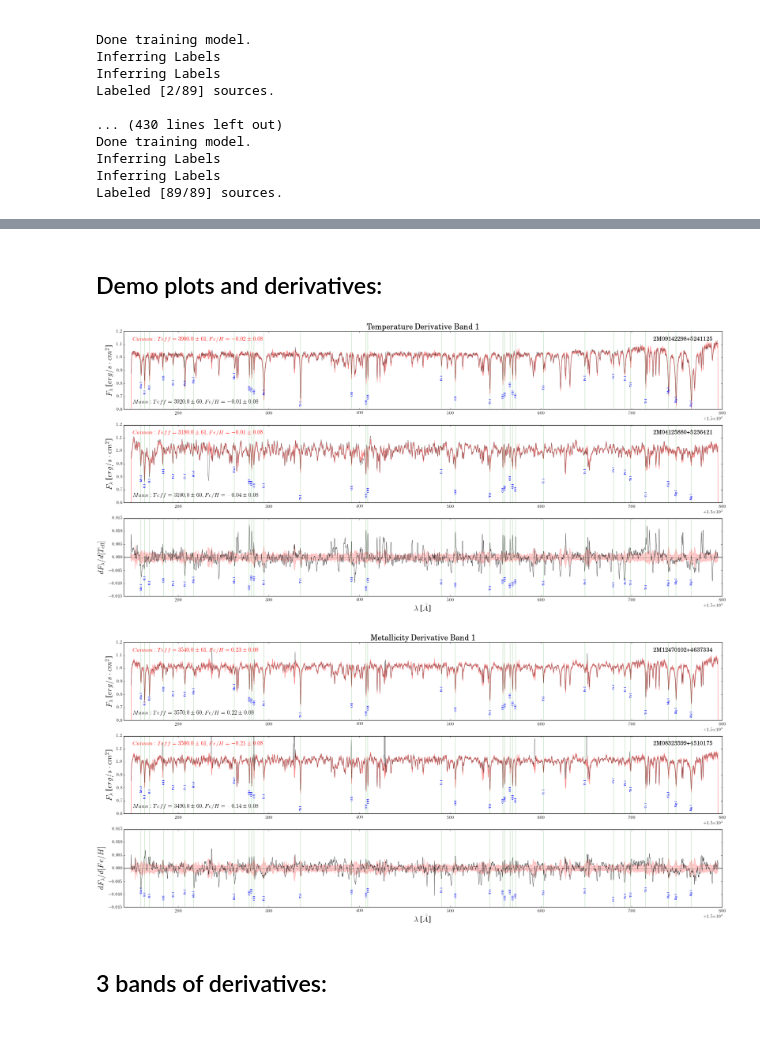
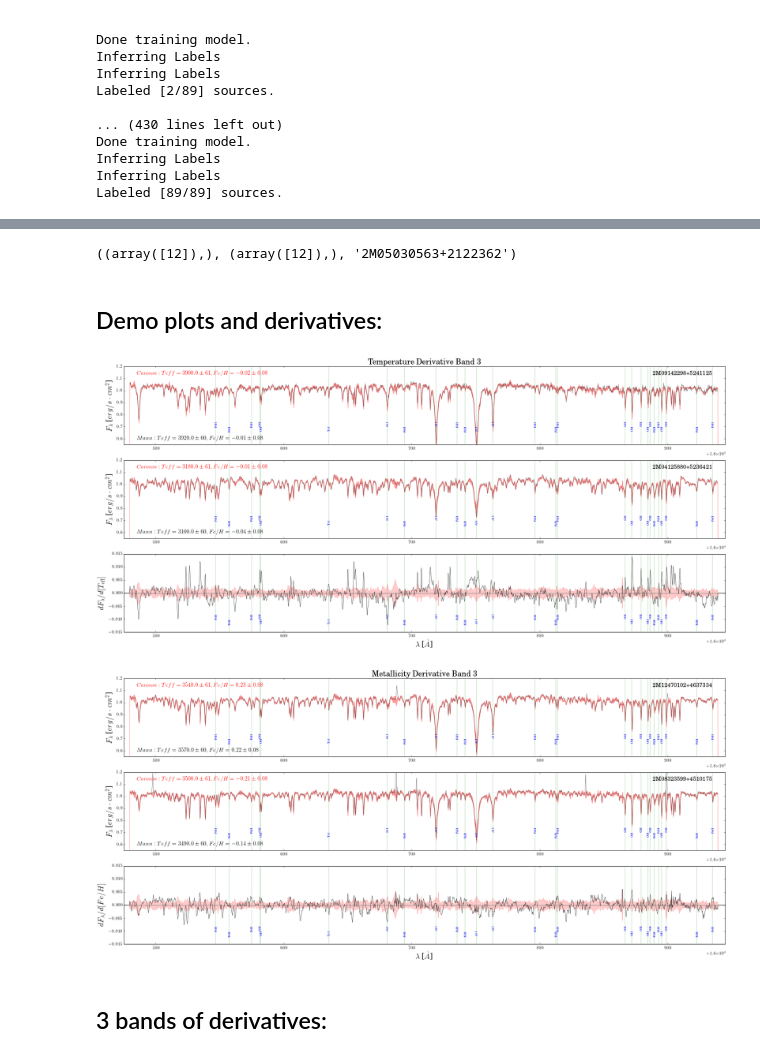
Before and after one commit to jbirky/Mdwarf_project, a Jupyter notebook: cannon_runs/mann_89/run_cannon.ipynb, the cells around one changed output, grey strips where cells are left out. Cells and saved outputs as stored; diff of their text form; code cells hidden in the pictures; blank space fills up the shorter version.

```diff
--- a/cannon_runs/mann_89/run_cannon.ipynb
+++ b/cannon_runs/mann_89/run_cannon.ipynb
@@ -237,6 +266,10 @@ plt.show()
+# %%
+np.where(chi > 6*10**5), np.where(crv_chi > 6*10**5), ds.tr_ID[12]
+# %% [output]
+((array([12]),), (array([12]),), '2M05030563+2122362')
 # %%
 N = tr_label.shape[0]
-coeff_n = np.array([np.load('cross_validation/model_coeff_'+str(i)+'.npy') for i in range(N)])
+coeff_n = np.array([np.load('cross_validation/model_coeff/model_coeff_'+str(i)+'.npy') for i in range(N)])
 coeff_full = np.load('cross_validation/model_coeff_fullset.npy')
 
 def jackknife(l,m):
@@ -255,7 +288,7 @@ jack_err_fe_h = np.array([jackknife(4,m) for m in range(npix)])
 # %% [markdown]
 ## Demo plots and derivatives:
 # %%
-i = 0 #band number
+i = 2 #band number
 tr_label_unc = [60, .08]
 te_label_unc = [61, .08]
 demo_specs = ['2M09142298+5241125', '2M04125880+5236421']
@@ -264,16 +297,17 @@ ind = [np.where(np.array(ds.tr_ID) == name)[0][0] for name in demo_specs]
 k = 3 #label vector index
 wave = ds.wl
 flux = md.coeffs.T[k]
+yrange = [.55,1.2]
 
 fig, (ax1, ax2, ax3) = plt.subplots(3, 1, figsize=(28,12), facecolor='w')
 
 cannon_lbl1 = r'$Cannon: Teff = {} \pm {}, Fe/H = {} \pm {}$'.format(\
     round(tst_labels[ind[0]][0],-1), te_label_unc[0], round(tst_labels[ind[0]][1],2), te_label_unc[1])
-ax1.text(bands[i][0]+10, 1.12, cannon_lbl1, color='r', fontsize=15, va='bottom', ha='left')
-ax1.text(bands[i][1]-10, 1.12, demo_specs[0], color='k', fontsize=15, va='bottom', ha='right')
+ax1.text(bands[i][0]+10, yrange[1]-.08, cannon_lbl1, color='r', fontsize=15, va='bottom', ha='left')
+ax1.text(bands[i][1]-10, yrange[1]-.08, demo_specs[0], color='k', fontsize=15, va='bottom', ha='right')
 ref_lbl1 = r'$Mann: Teff = {} \pm {}, Fe/H = {} \pm {}$'.format(\
     round(tr_label[ind[0]][0],-1), tr_label_unc[0], round(tr_label[ind[0]][1],2), tr_label_unc[1])
-ax1.text(bands[i][0]+10, .68, ref_lbl1, color='k', fontsize=15, va='top', ha='left')
+ax1.text(bands[i][0]+10, yrange[0]+.08, ref_lbl1, color='k', fontsize=15, va='top', ha='left')
 
 #replace zeros with nans in data flux
 train_flux1 = ds.tr_flux[ind[0]][pbands[i]]
@@ -287,15 +321,15 @@ ax1.fill_between(ds.wl[pbands[i]], synth[ind[0]][pbands[i]] - md.scatters[pbands
 ax1.axhline(y=0, color='k', alpha=.5)
 ax1.set_ylabel(r'$F_{\lambda}$ [$erg/s \cdot cm^{2}$]', fontsize=20)
 ax1.set_xlim(bands[i])
-ax1.set_ylim(.6,1.2)
+ax1.set_ylim(yrange)
 
 cannon_lbl2 = r'$Cannon: Teff = {} \pm {}, Fe/H = {} \pm {}$'.format(\
     round(tst_labels[ind[1]][0],-1), te_label_unc[0], round(tst_labels[ind[1]][1],2), te_label_unc[1])
-ax2.text(bands[i][0]+10, 1.12, cannon_lbl2, color='r', fontsize=15, va='bottom', ha='left')
-ax2.text(bands[i][1]-10, 1.12, demo_specs[1], color='k', fontsize=15, va='bottom', ha='right')
+ax2.text(bands[i][0]+10, yrange[1]-.08, cannon_lbl2, color='r', fontsize=15, va='bottom', ha='left')
+ax2.text(bands[i][1]-10, yrange[1]-.08, demo_specs[1], color='k', fontsize=15, va='bottom', ha='right')
 ref_lbl2 = r'$Mann: Teff = {} \pm {}, Fe/H = {} \pm {}$'.format(\
     round(tr_label[ind[1]][0],-1), tr_label_unc[0], round(tr_label[ind[1]][1],2), tr_label_unc[1])
-ax2.text(bands[i][0]+10, .68, ref_lbl2, color='k', fontsize=15, va='top', ha='left')
+ax2.text(bands[i][0]+10, yrange[0]+.08, ref_lbl2, color='k', fontsize=15, va='top', ha='left')
 
 #replace zeros with nans in data flux
 train_flux2 = ds.tr_flux[ind[1]][pbands[i]]
@@ -309,7 +343,7 @@ ax2.fill_between(ds.wl[pbands[i]], synth[ind[1]][pbands[i]] - md.scatters[pbands
 ax2.axhline(y=0, color='k', alpha=.5)
 ax2.set_ylabel(r'$F_{\lambda}$ [$erg/s \cdot cm^{2}$]', fontsize=20)
 ax2.set_xlim(bands[i])
-ax2.set_ylim(.6,1.2)
+ax2.set_ylim(yrange)
 
 ax3.plot(ds.wl[pbands[i]], md.coeffs.T[k][pbands[i]], color='k', alpha=.8, linewidth=.7)
 ax3.fill_between(ds.wl, -jack_err_teff, jack_err_teff, alpha=.2, color='r')
@@ -321,40 +355,44 @@ ax3.set_ylim(-.015,.015)
 
 xrange = [ds.wl[0], ds.wl[1]]
 yrange = [min(md.coeffs.T[k]), max(md.coeffs.T[k])]
 
+count = 0
 for lines in line_names:
     for feature in line_list[lines]:
 
         # determine position of the line and label based on pixel of the spectrum
         xpos = min(wave, key=lambda x:abs(x - feature))
         index = list(wave).index(xpos)
-        ypos = ds.tr_flux[i][index]
+#         ypos = ds.tr_flux[i][index]
+        count += 1
+        a1, a2 = .02, .001
+        if (count % 2 == 1): a1, a2 = -a1, -a2
 
         if (feature >= bands[i][0]) & (feature <= bands[i][1]):
             ax1.axvline(x=feature, ymin=-2, ymax=2, linewidth=.3, color='g')
-            ax1.text(feature, ypos-.15, lines, rotation=90, ha='center', color='b', fontsize=8)
+            ax1.text(feature, .7+a1, lines, rotation=90, ha='center', color='b', fontsize=8)
 
             ax2.axvline(x=feature, ymin=-2, ymax=2, linewidth=.3, color='g')
-            ax2.text(feature, ypos-.15, lines, rotation=90, ha='center', color='b', fontsize=8)
+            ax2.text(feature, .7+a1, lines, rotation=90, ha='center', color='b', fontsize=8)
 
             ax3.axvline(x=feature, ymin=-2, ymax=2, linewidth=.3, color='g')
-            ax3.text(feature, -.01+np.random.uniform(-.002,.002), lines, rotation=90, ha='center', color='b', fontsize=8)
+            ax3.text(feature, -.01+a2, lines, rotation=90, ha='center', color='b', fontsize=8)
 
 # for line in teff_unid_lines:
 
 #     if (line >= bands[i][0]) & (line <= bands[i][1]):
 #         ax1.axvline(x=line, ymin=-1, ymax=1, linewidth=.1, color='purple', alpha=.15)
 #         ax2.axvline(x=line, ymin=-1, ymax=1, linewidth=.1, color='purple', alpha=.15)
 #         ax3.axvline(x=line, ymin=-1, ymax=1, linewidth=.1, color='purple', alpha=.15)
 
 ax1.set_title('Temperature Derivative Band '+str(i+1), fontsize=20)
 plt.savefig('results/demo_derivatives_teff'+str(i+1)+'.png')
 plt.show()
 plt.close()
 # %% [output]
-[figure, old version]
+[figure, new version]
 # %%
-i = 0 #band number
+i = 2 #band number
 tr_label_unc = [60, .08]
 te_label_unc = [61, .08]
 demo_specs = ['2M12470102+4637334', '2M08323599+4510175']
@@ -363,16 +401,17 @@ ind = [np.where(np.array(ds.tr_ID) == name)[0][0] for name in demo_specs]
 k = 4 #label vector index
 wave = ds.wl
 flux = md.coeffs.T[k]
+yrange = [.55,1.2]
 
 fig, (ax1, ax2, ax3) = plt.subplots(3, 1, figsize=(28,12), facecolor='w')
 
 cannon_lbl1 = r'$Cannon: Teff = {} \pm {}, Fe/H = {} \pm {}$'.format(\
     round(tst_labels[ind[0]][0],-1), te_label_unc[0], round(tst_labels[ind[0]][1],2), te_label_unc[1])
-ax1.text(bands[i][0]+10, 1.12, cannon_lbl1, color='r', fontsize=15, va='bottom', ha='left')
-ax1.text(bands[i][1]-10, 1.12, demo_specs[0], color='k', fontsize=15, va='bottom', ha='right')
+ax1.text(bands[i][0]+10, yrange[1]-.08, cannon_lbl1, color='r', fontsize=15, va='bottom', ha='left')
+ax1.text(bands[i][1]-10, yrange[1]-.08, demo_specs[0], color='k', fontsize=15, va='bottom', ha='right')
 ref_lbl1 = r'$Mann: Teff = {} \pm {}, Fe/H = {} \pm {}$'.format(\
     round(tr_label[ind[0]][0],-1), tr_label_unc[0], round(tr_label[ind[0]][1],2), tr_label_unc[1])
-ax1.text(bands[i][0]+10, .68, ref_lbl1, color='k', fontsize=15, va='top', ha='left')
+ax1.text(bands[i][0]+10, yrange[0]+.08, ref_lbl1, color='k', fontsize=15, va='top', ha='left')
 
 #replace zeros with nans in data flux
 train_flux1 = ds.tr_flux[ind[0]][pbands[i]]
@@ -386,15 +425,15 @@ ax1.fill_between(ds.wl[pbands[i]], synth[ind[0]][pbands[i]] - md.scatters[pbands
 ax1.axhline(y=0, color='k', alpha=.5)
 ax1.set_ylabel(r'$F_{\lambda}$ [$erg/s \cdot cm^{2}$]', fontsize=20)
 ax1.set_xlim(bands[i])
-ax1.set_ylim(.6,1.2)
+ax1.set_ylim(yrange)
 
 cannon_lbl2 = r'$Cannon: Teff = {} \pm {}, Fe/H = {} \pm {}$'.format(\
     round(tst_labels[ind[1]][0],-1), te_label_unc[0], round(tst_labels[ind[1]][1],2), te_label_unc[1])
-ax2.text(bands[i][0]+10, 1.12, cannon_lbl2, color='r', fontsize=15, va='bottom', ha='left')
-ax2.text(bands[i][1]-10, 1.12, demo_specs[1], color='k', fontsize=15, va='bottom', ha='right')
+ax2.text(bands[i][0]+10, yrange[1]-.08, cannon_lbl2, color='r', fontsize=15, va='bottom', ha='left')
+ax2.text(bands[i][1]-10, yrange[1]-.08, demo_specs[1], color='k', fontsize=15, va='bottom', ha='right')
 ref_lbl2 = r'$Mann: Teff = {} \pm {}, Fe/H = {} \pm {}$'.format(\
     round(tr_label[ind[1]][0],-1), tr_label_unc[0], round(tr_label[ind[1]][1],2), tr_label_unc[1])
-ax2.text(bands[i][0]+10, .68, ref_lbl2, color='k', fontsize=15, va='top', ha='left')
+ax2.text(bands[i][0]+10, yrange[0]+.08, ref_lbl2, color='k', fontsize=15, va='top', ha='left')
 
 #replace zeros with nans in data flux
 train_flux2 = ds.tr_flux[ind[1]][pbands[i]]
@@ -408,7 +447,7 @@ ax2.fill_between(ds.wl[pbands[i]], synth[ind[1]][pbands[i]] - md.scatters[pbands
 ax2.axhline(y=0, color='k', alpha=.5)
 ax2.set_ylabel(r'$F_{\lambda}$ [$erg/s \cdot cm^{2}$]', fontsize=20)
 ax2.set_xlim(bands[i])
-ax2.set_ylim(.6,1.2)
+ax2.set_ylim(yrange)
 
 ax3.plot(ds.wl[pbands[i]], md.coeffs.T[k][pbands[i]], color='k', alpha=.8, linewidth=.7)
 ax3.fill_between(ds.wl, -jack_err_teff, jack_err_teff, alpha=.2, color='r')
@@ -421,23 +460,27 @@ ax3.set_ylim(-.015,.015)
 xrange = [ds.wl[0], ds.wl[1]]
 yrange = [min(md.coeffs.T[k]), max(md.coeffs.T[k])]
 
+count = 0
 for lines in line_names:
     for feature in line_list[lines]:
 
         # determine position of the line and label based on pixel of the spectrum
         xpos = min(wave, key=lambda x:abs(x - feature))
         index = list(wave).index(xpos)
-        ypos = ds.tr_flux[i][index]
+#         ypos = ds.tr_flux[i][index]
+        count += 1
+        a1, a2 = .02, .001
+        if (count % 2 == 1): a1, a2 = -a1, -a2
 
         if (feature >= bands[i][0]) & (feature <= bands[i][1]):
             ax1.axvline(x=feature, ymin=-2, ymax=2, linewidth=.3, color='g')
-            ax1.text(feature, ypos-.15, lines, rotation=90, ha='center', color='b', fontsize=8)
+            ax1.text(feature, .7+a1, lines, rotation=90, ha='center', color='b', fontsize=8)
 
             ax2.axvline(x=feature, ymin=-2, ymax=2, linewidth=.3, color='g')
-            ax2.text(feature, ypos-.15, lines, rotation=90, ha='center', color='b', fontsize=8)
+            ax2.text(feature, .7+a1, lines, rotation=90, ha='center', color='b', fontsize=8)
 
             ax3.axvline(x=feature, ymin=-2, ymax=2, linewidth=.3, color='g')
-            ax3.text(feature, -.01+np.random.uniform(-.002,.002), lines, rotation=90, ha='center', color='b', fontsize=8)
+            ax3.text(feature, -.01+a2, lines, rotation=90, ha='center', color='b', fontsize=8)
 
 # for line in fe_h_unid_lines:
 
@@ -451,7 +494,7 @@ plt.savefig('results/demo_derivatives_feh'+str(i+1)+'.png')
 plt.show()
 plt.close()
 # %% [output]
-[figure, old version]
+[figure, new version]
 # %% [markdown]
 ## 3 bands of derivatives:
 # %%
```
Also changed, not shown: parts of 15 cells of this notebook, 9 other files.
